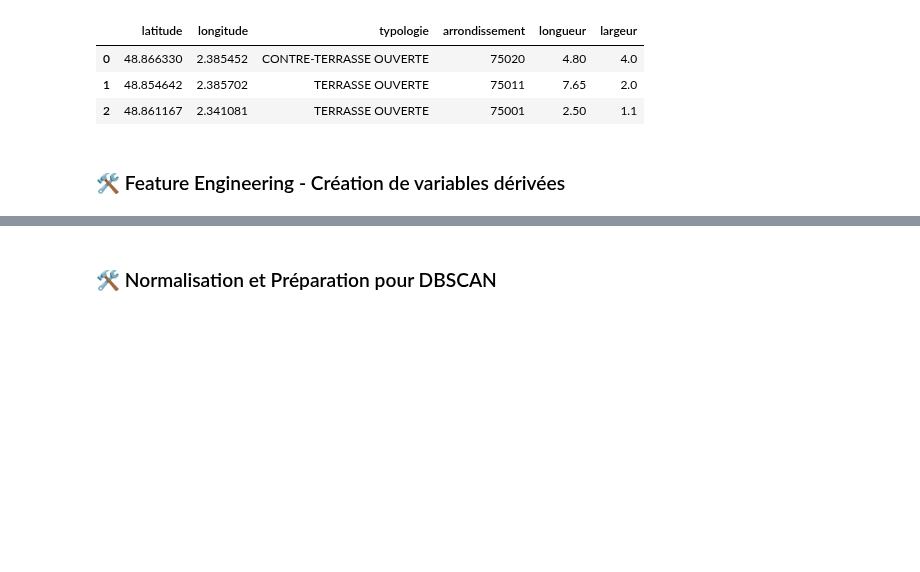
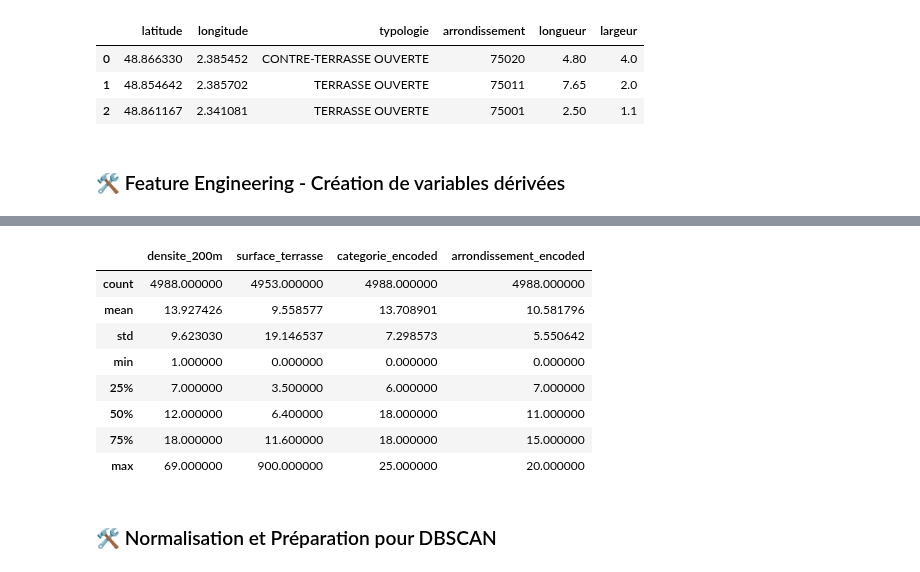
Before and after one commit to ZahraZellazi/L-Archipel-des-Commerces-Parisiens, a Jupyter notebook: notebooks/commerce.ipynb, the cells around one changed output, grey strips where cells are left out. Saved outputs shown, nothing was run; the diff lists cells and outputs as text; code cells hidden in the pictures; blank space fills up the shorter version.

```diff
--- a/notebooks/commerce.ipynb
+++ b/notebooks/commerce.ipynb
@@ -2601,3 +2601,85 @@ display(df_working.head(3))
 <h3> 🛠️ Feature Engineering - Création de variables dérivées
 
  </h3>
+# %%
+
+print("🎨 FEATURE ENGINEERING - CRÉATION DE VARIABLES SPÉCIALISÉES")
+
+print("🎯 OBJECTIF : Enrichir les données avec des features adaptées au clustering spatial")
+
+import numpy as np
+from sklearn.neighbors import NearestNeighbors
+
+# 1. DENSITÉ LOCALE - Feature CRUCIALE pour DBSCAN
+print("📍 CALCUL DE LA DENSITÉ LOCALE...")
+
+coords = df_working[['longitude', 'latitude']].values
+
+# Calcul du nombre de voisins dans un rayon de 200m (approximatif)
+# 0.002 degrés ≈ 200m à Paris
+knn = NearestNeighbors(radius=0.002)
+knn.fit(coords)
+
+distances, indices = knn.radius_neighbors(coords, return_distance=True)
+df_working['densite_200m'] = [len(indices[i]) for i in range(len(coords))]
+
+print(f"   ✅ Densité locale calculée :")
+print(f"      • Moyenne : {df_working['densite_200m'].mean():.1f} points/200m")
+print(f"      • Médiane : {df_working['densite_200m'].median():.1f} points/200m")
+print(f"      • Max : {df_working['densite_200m'].max()} points/200m")
+
+# 2. CATÉGORISATION INTELLIGENTE DES TYPOLOGIES
+print("\n🏷️ REGROUPEMENT STRATÉGIQUE DES TYPOLOGIES...")
+
+# Regroupement par type d'activité commerciale
+typologie_categories = {
+    # Terrasses de restauration
+    'TERRASSE OUVERTE': 'RESTAURATION',
+    'TERRASSES OUVERTES SUR TROTTOIR': 'RESTAURATION',
+    'TERRASSE ESTIVALE SUR TROTTOIR FACE À LA DEVANTURE': 'RESTAURATION',
+    'TERRASSE FERMÉE': 'RESTAURATION',
+    'CONTRE TERRASSE ESTIVALE SUR STATIONNEMENT': 'RESTAURATION',
+    'CONTRE-TERRASSE OUVERTE': 'RESTAURATION',
+
+    # Étalages/commerces
+    'ETALAGE': 'COMMERCE',
+    'COMMERCE ACCESSOIRE': 'COMMERCE',
+
+    # Autres
+    'PLANCHER MOBILE': 'AUTRE'
+}
+
+df_working['categorie_commerciale'] = df_working['typologie'].map(typologie_categories)
+# Garder l'original si pas dans le mapping
+df_working['categorie_commerciale'] = df_working['categorie_commerciale'].fillna(df_working['typologie'])
+
+print(f"   ✅ Catégories commerciales créées : {df_working['categorie_commerciale'].nunique()} catégories")
+print(f"      • Distribution : {df_working['categorie_commerciale'].value_counts().to_dict()}")
+
+# 3. SURFACE COMMERCIALE (si dimensions disponibles)
+if all(col in df_working.columns for col in ['longueur', 'largeur']):
+    df_working['surface_terrasse'] = df_working['longueur'] * df_working['largeur']
+    print(f"\n📐 Surface des terrasses calculée :")
+    print(f"   ✅ Surface moyenne : {df_working['surface_terrasse'].mean():.1f} m²")
+    print(f"   ✅ Surface médiane : {df_working['surface_terrasse'].median():.1f} m²")
+
+# 4. ENCODAGE POUR ANALYSES NUMÉRIQUES
+from sklearn.preprocessing import LabelEncoder
+
+print("\n🔢 ENCODAGE DES VARIABLES CATÉGORIELLES...")
+
+# Encodage de la catégorie commerciale
+le_categorie = LabelEncoder()
+df_working['categorie_encoded'] = le_categorie.fit_transform(df_working['categorie_commerciale'])
+
+# Encodage de l'arrondissement
+le_arrondissement = LabelEncoder()
+df_working['arrondissement_encoded'] = le_arrondissement.fit_transform(df_working['arrondissement'])
+
+print(f"   ✅ Variables catégorielles encodées pour analyses numériques")
+
+print(f"\n📊 APERÇU DES NOUVELLES FEATURES :")
+new_features = [col for col in df_working.columns if col not in selected_features]
+print(f"   • Features créées : {new_features}")
+display(df_working[new_features].describe())
+# %% [output]
@@ -2604,3 +2703,12 @@ display(df_working.head(3))
+|  | densite_200m | surface_terrasse | categorie_encoded | arrondissement_encoded |
+| count | 4988.000000 | 4953.000000 | 4988.000000 | 4988.000000 |
+| mean | 13.927426 | 9.558577 | 13.708901 | 10.581796 |
+| std | 9.623030 | 19.146537 | 7.298573 | 5.550642 |
+| min | 1.000000 | 0.000000 | 0.000000 | 0.000000 |
+| 25% | 7.000000 | 3.500000 | 6.000000 | 7.000000 |
+| 50% | 12.000000 | 6.400000 | 18.000000 | 11.000000 |
+| 75% | 18.000000 | 11.600000 | 18.000000 | 15.000000 |
+| max | 69.000000 | 900.000000 | 25.000000 | 20.000000 |
 # %% [markdown]
 
 <!DOCTYPE html>
```
Also changed, not shown: parts of 1 cell of this notebook.
